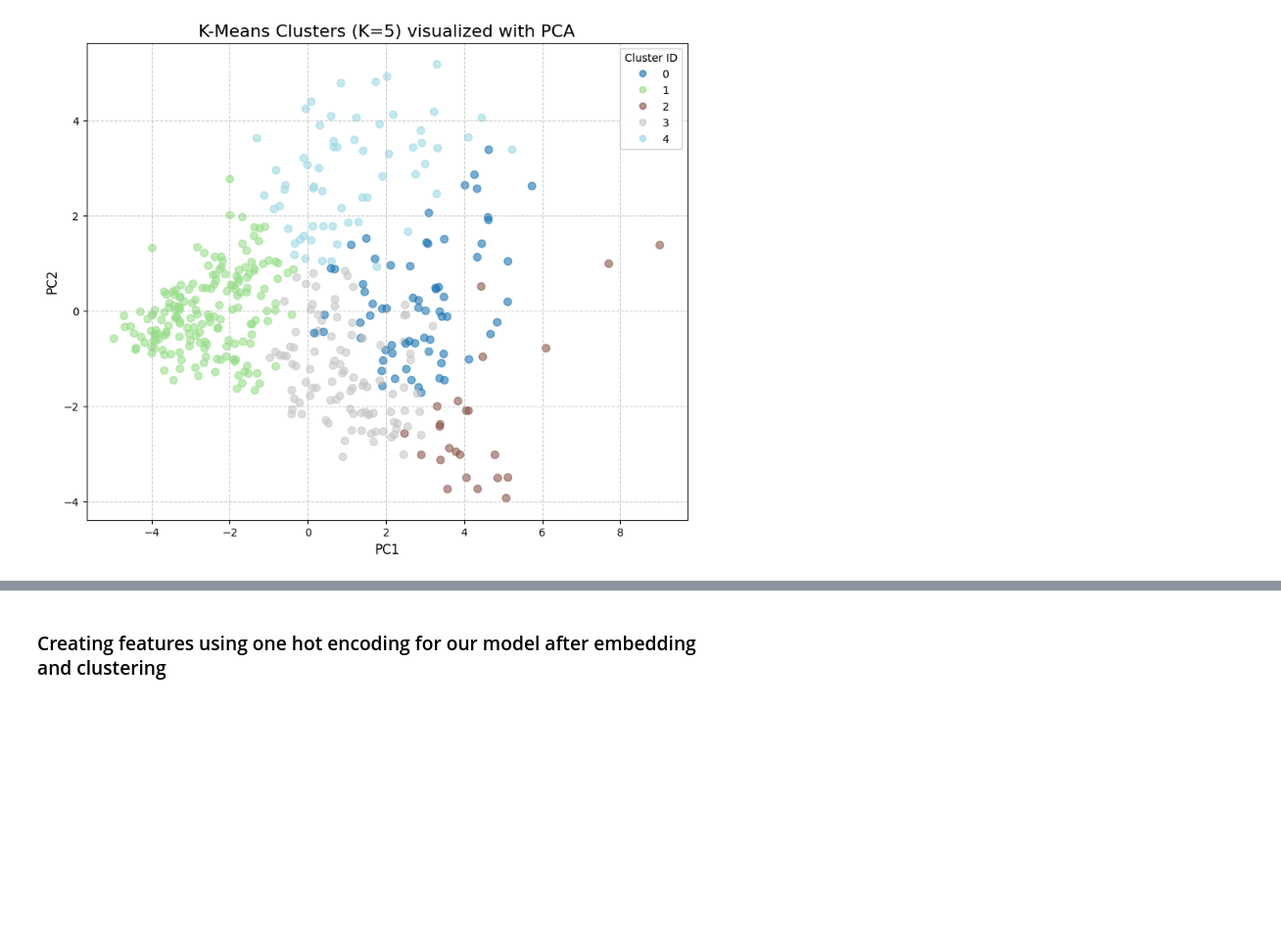
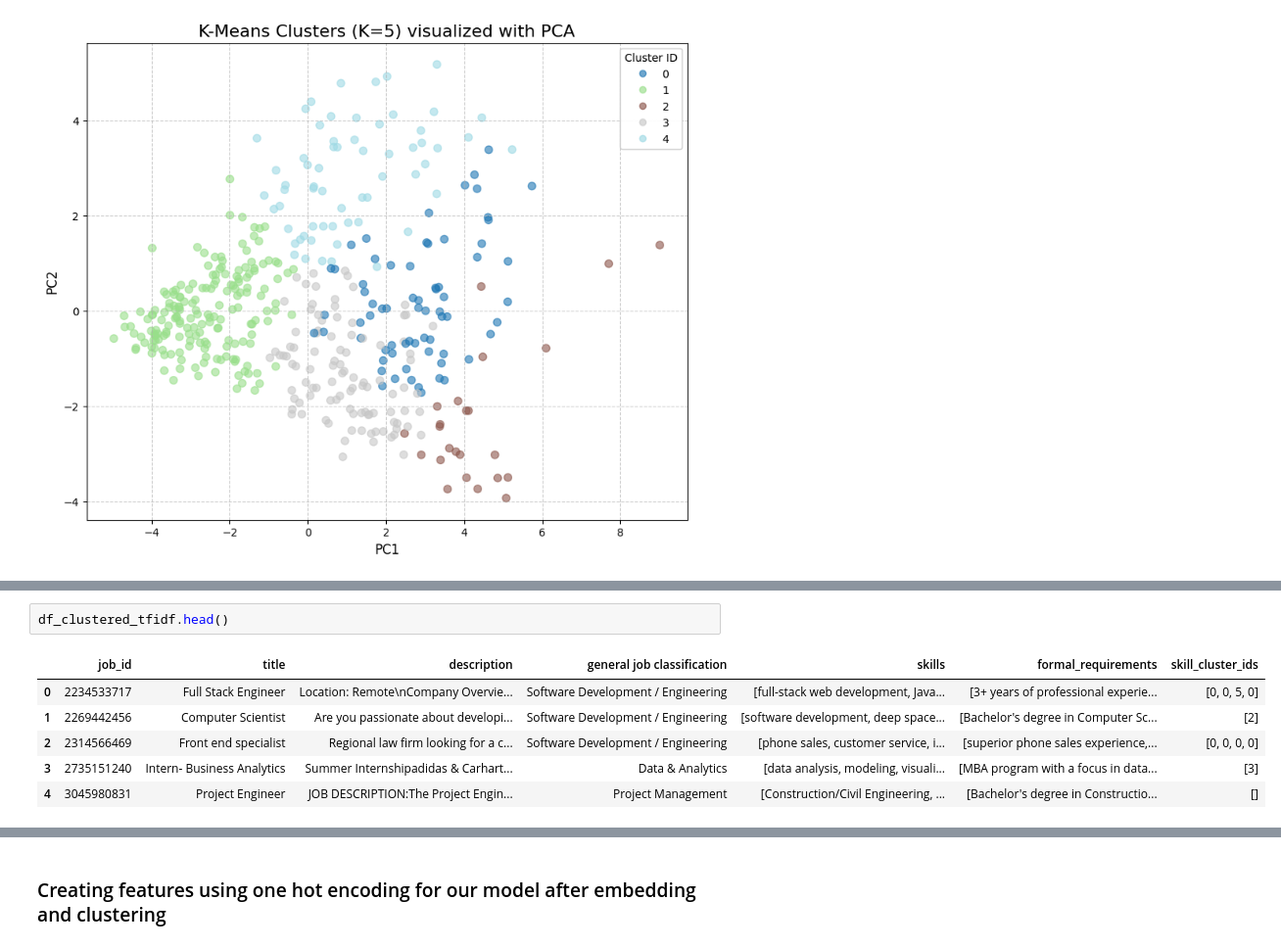
Before and after one commit to juliabarsow/NLP_Job_Postings, a Jupyter notebook: skill_extraction_clustering.ipynb, the cells around one changed output, grey strips where cells are left out. Shown at 98% size. Cells and saved outputs as stored; diff of their text form; blank space fills up the shorter version.

```diff
--- a/skill_extraction_clustering.ipynb
+++ b/skill_extraction_clustering.ipynb
@@ -641,0 +686,9 @@ utils.plot_2d_clusters_pca(df_to_plot=pca_df, k_clusters=5)
+# %%
+df_clustered_tfidf.head()
+# %% [output]
+|  | job_id | title | description | general job classification | skills | formal_requirements | skill_cluster_ids |
+| 0 | 2234533717 | Full Stack Engineer | Location: Remote\nCompany Overvie... | Software Development / Engineering | [full-stack web development, Java... | [3+ years of professional experie... | [0, 0, 5, 0] |
+| 1 | 2269442456 | Computer Scientist | Are you passionate about developi... | Software Development / Engineering | [software development, deep space... | [Bachelor's degree in Computer Sc... | [2] |
+| 2 | 2314566469 | Front end specialist | Regional law firm looking for a c... | Software Development / Engineering | [phone sales, customer service, i... | [superior phone sales experience,... | [0, 0, 0, 0] |
+| 3 | 2735151240 | Intern- Business Analytics | Summer Internshipadidas & Carhart... | Data & Analytics | [data analysis, modeling, visuali... | [MBA program with a focus in data... | [3] |
+| 4 | 3045980831 | Project Engineer | JOB DESCRIPTION:The Project Engin... | Project Management | [Construction/Civil Engineering, ... | [Bachelor's degree in Constructio... | [] |
```
Also changed, not shown: parts of 18 cells of this notebook.
